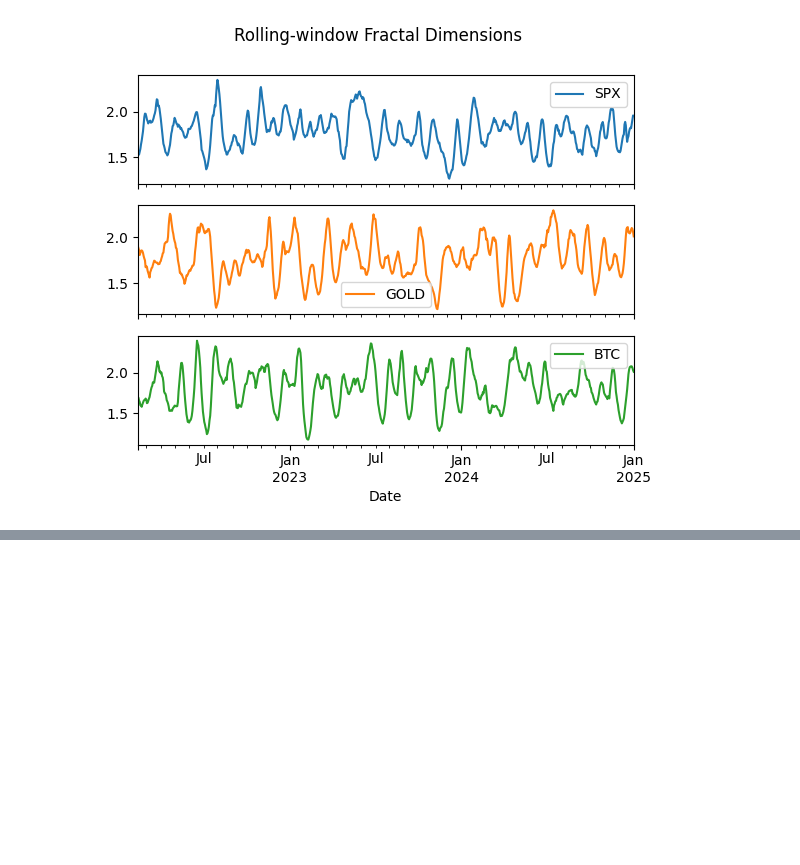
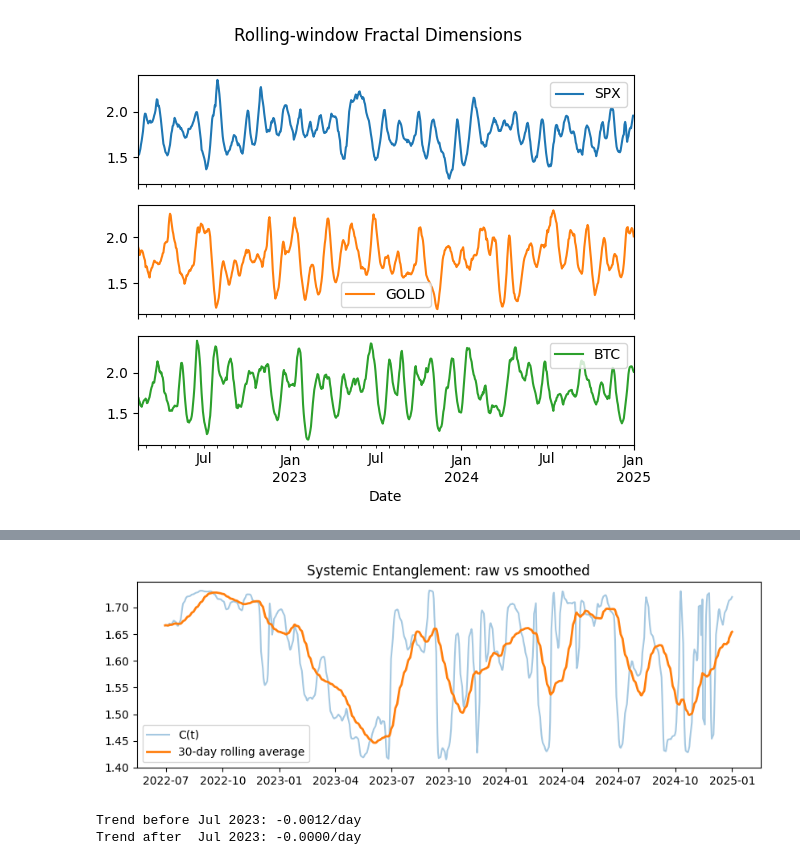
Before and after one commit to Jiven-Chana/cyber-fractal-entanglement, a Jupyter notebook: data/01_data_ingest.ipynb, the cells around one changed output, grey strips where cells are left out. Saved outputs shown, nothing was run; the diff lists cells and outputs as text; code cells hidden in the pictures; blank space fills up the shorter version.

```diff
--- a/data/01_data_ingest.ipynb
+++ b/data/01_data_ingest.ipynb
@@ -87,0 +123,35 @@ BTC ADF p-value: 1.3404580196551555e-22
+# %%
+import pandas as pd
+import matplotlib.pyplot as plt
+
+df_C = pd.read_csv("processed/C_series.csv", index_col=0, parse_dates=True)
+df_C["C_smooth"] = df_C["C"].rolling(window=30, min_periods=1).mean()
+
+plt.figure(figsize=(10,3))
+plt.plot(df_C.index, df_C["C"],      label="C(t)", alpha=0.4)
+plt.plot(df_C.index, df_C["C_smooth"], label="30-day rolling average", linewidth=2)
+plt.legend()
+plt.title("Systemic Entanglement: raw vs smoothed")
+plt.show()
+# %% [output]
+[figure, added]
+# %%
+import numpy as np
+from sklearn.linear_model import LinearRegression
+
+# split
+mid = pd.Timestamp("2023-07-01")
+pre = df_C.loc[:mid,   "C"].dropna().values.reshape(-1,1)
+post= df_C.loc[mid:,   "C"].dropna().values.reshape(-1,1)
+t_pre = np.arange(len(pre)).reshape(-1,1)
+t_post= np.arange(len(post)).reshape(-1,1)
+
+lm = LinearRegression()
+lm.fit(t_pre, pre);  trend_pre  = lm.coef_[0][0]
+lm.fit(t_post, post);trend_post = lm.coef_[0][0]
+
+print(f"Trend before Jul 2023: {trend_pre:.4f}/day")
+print(f"Trend after  Jul 2023: {trend_post:.4f}/day")
+# %% [output]
+Trend before Jul 2023: -0.0012/day
+Trend after  Jul 2023: -0.0000/day
```
Also changed, not shown: parts of 2 cells of this notebook, 7 other files.
